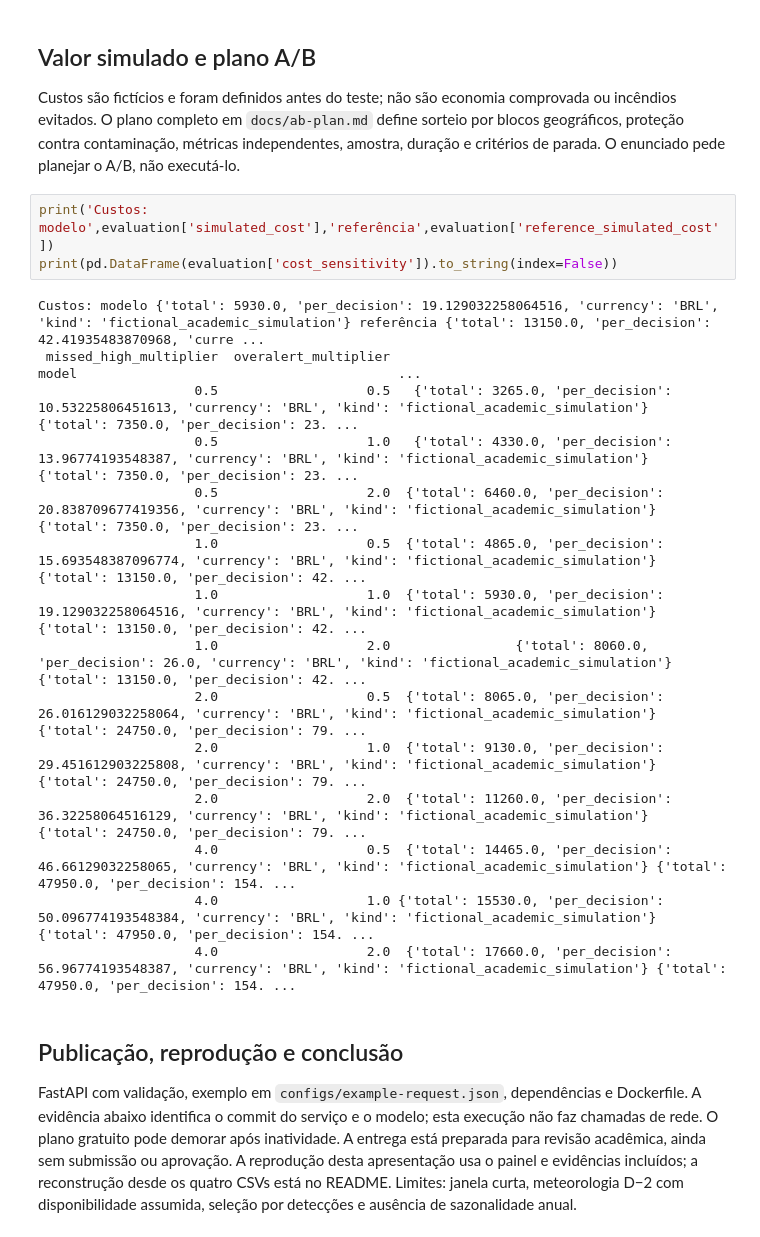
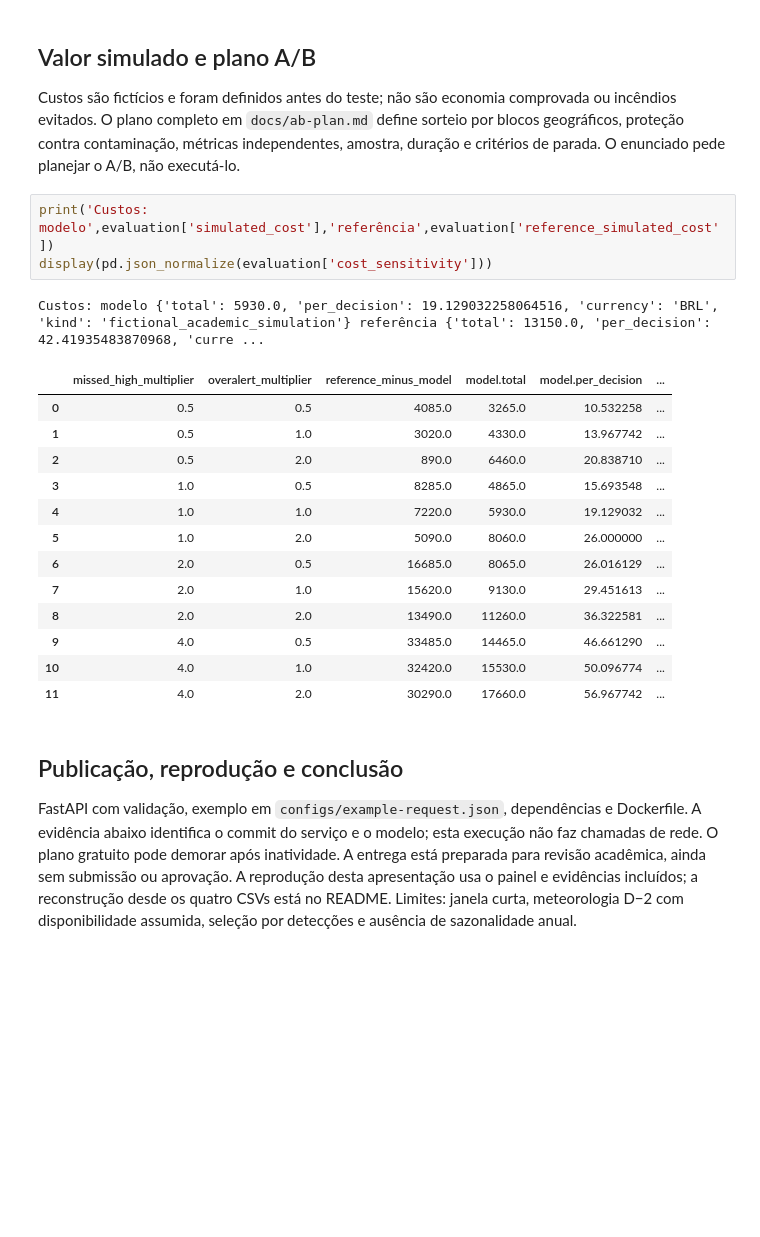
Before and after one commit to Diegopesmac/mba-risco-incendios, a Jupyter notebook: notebooks/04_projeto_final_curso.ipynb, the cells around one changed output. Saved outputs shown, nothing was run; the diff lists cells and outputs as text; blank space fills up the shorter version.

```diff
--- a/notebooks/04_projeto_final_curso.ipynb
+++ b/notebooks/04_projeto_final_curso.ipynb
@@ -88,22 +100,22 @@ Grupos: {
 Custos são fictícios e foram definidos antes do teste; não são economia comprovada ou incêndios evitados. O plano completo em `docs/ab-plan.md` define sorteio por blocos geográficos, proteção contra contaminação, métricas independentes, amostra, duração e critérios de parada. O enunciado pede planejar o A/B, não executá-lo.
 # %%
 print('Custos: modelo',evaluation['simulated_cost'],'referência',evaluation['reference_simulated_cost'])
-print(pd.DataFrame(evaluation['cost_sensitivity']).to_string(index=False))
+display(pd.json_normalize(evaluation['cost_sensitivity']))
 # %% [output]
 Custos: modelo {'total': 5930.0, 'per_decision': 19.129032258064516, 'currency': 'BRL', 'kind': 'fictional_academic_simulation'} referência {'total': 13150.0, 'per_decision': 42.41935483870968, 'curre ...
- missed_high_multiplier  overalert_multiplier                                                                                                              model                                         ...
-                    0.5                   0.5   {'total': 3265.0, 'per_decision': 10.53225806451613, 'currency': 'BRL', 'kind': 'fictional_academic_simulation'}   {'total': 7350.0, 'per_decision': 23. ...
-                    0.5                   1.0   {'total': 4330.0, 'per_decision': 13.96774193548387, 'currency': 'BRL', 'kind': 'fictional_academic_simulation'}   {'total': 7350.0, 'per_decision': 23. ...
-                    0.5                   2.0  {'total': 6460.0, 'per_decision': 20.838709677419356, 'currency': 'BRL', 'kind': 'fictional_academic_simulation'}   {'total': 7350.0, 'per_decision': 23. ...
-                    1.0                   0.5  {'total': 4865.0, 'per_decision': 15.693548387096774, 'currency': 'BRL', 'kind': 'fictional_academic_simulation'}  {'total': 13150.0, 'per_decision': 42. ...
-                    1.0                   1.0  {'total': 5930.0, 'per_decision': 19.129032258064516, 'currency': 'BRL', 'kind': 'fictional_academic_simulation'}  {'total': 13150.0, 'per_decision': 42. ...
-                    1.0                   2.0                {'total': 8060.0, 'per_decision': 26.0, 'currency': 'BRL', 'kind': 'fictional_academic_simulation'}  {'total': 13150.0, 'per_decision': 42. ...
-                    2.0                   0.5  {'total': 8065.0, 'per_decision': 26.016129032258064, 'currency': 'BRL', 'kind': 'fictional_academic_simulation'}  {'total': 24750.0, 'per_decision': 79. ...
-                    2.0                   1.0  {'total': 9130.0, 'per_decision': 29.451612903225808, 'currency': 'BRL', 'kind': 'fictional_academic_simulation'}  {'total': 24750.0, 'per_decision': 79. ...
-                    2.0                   2.0  {'total': 11260.0, 'per_decision': 36.32258064516129, 'currency': 'BRL', 'kind': 'fictional_academic_simulation'}  {'total': 24750.0, 'per_decision': 79. ...
-                    4.0                   0.5  {'total': 14465.0, 'per_decision': 46.66129032258065, 'currency': 'BRL', 'kind': 'fictional_academic_simulation'} {'total': 47950.0, 'per_decision': 154. ...
-                    4.0                   1.0 {'total': 15530.0, 'per_decision': 50.096774193548384, 'currency': 'BRL', 'kind': 'fictional_academic_simulation'} {'total': 47950.0, 'per_decision': 154. ...
-                    4.0                   2.0  {'total': 17660.0, 'per_decision': 56.96774193548387, 'currency': 'BRL', 'kind': 'fictional_academic_simulation'} {'total': 47950.0, 'per_decision': 154. ...
+|  | missed_high_multiplier | overalert_multiplier | reference_minus_model | model.total | model.per_decision | ... |
+| 0 | 0.5 | 0.5 | 4085.0 | 3265.0 | 10.532258 | ... |
+| 1 | 0.5 | 1.0 | 3020.0 | 4330.0 | 13.967742 | ... |
+| 2 | 0.5 | 2.0 | 890.0 | 6460.0 | 20.838710 | ... |
+| 3 | 1.0 | 0.5 | 8285.0 | 4865.0 | 15.693548 | ... |
+| 4 | 1.0 | 1.0 | 7220.0 | 5930.0 | 19.129032 | ... |
+| 5 | 1.0 | 2.0 | 5090.0 | 8060.0 | 26.000000 | ... |
+| 6 | 2.0 | 0.5 | 16685.0 | 8065.0 | 26.016129 | ... |
+| 7 | 2.0 | 1.0 | 15620.0 | 9130.0 | 29.451613 | ... |
+| 8 | 2.0 | 2.0 | 13490.0 | 11260.0 | 36.322581 | ... |
+| 9 | 4.0 | 0.5 | 33485.0 | 14465.0 | 46.661290 | ... |
+| 10 | 4.0 | 1.0 | 32420.0 | 15530.0 | 50.096774 | ... |
+| 11 | 4.0 | 2.0 | 30290.0 | 17660.0 | 56.967742 | ... |
 # %% [markdown]
 ## Publicação, reprodução e conclusão
 
```
Also changed, not shown: parts of 5 cells of this notebook, 18 other files.
